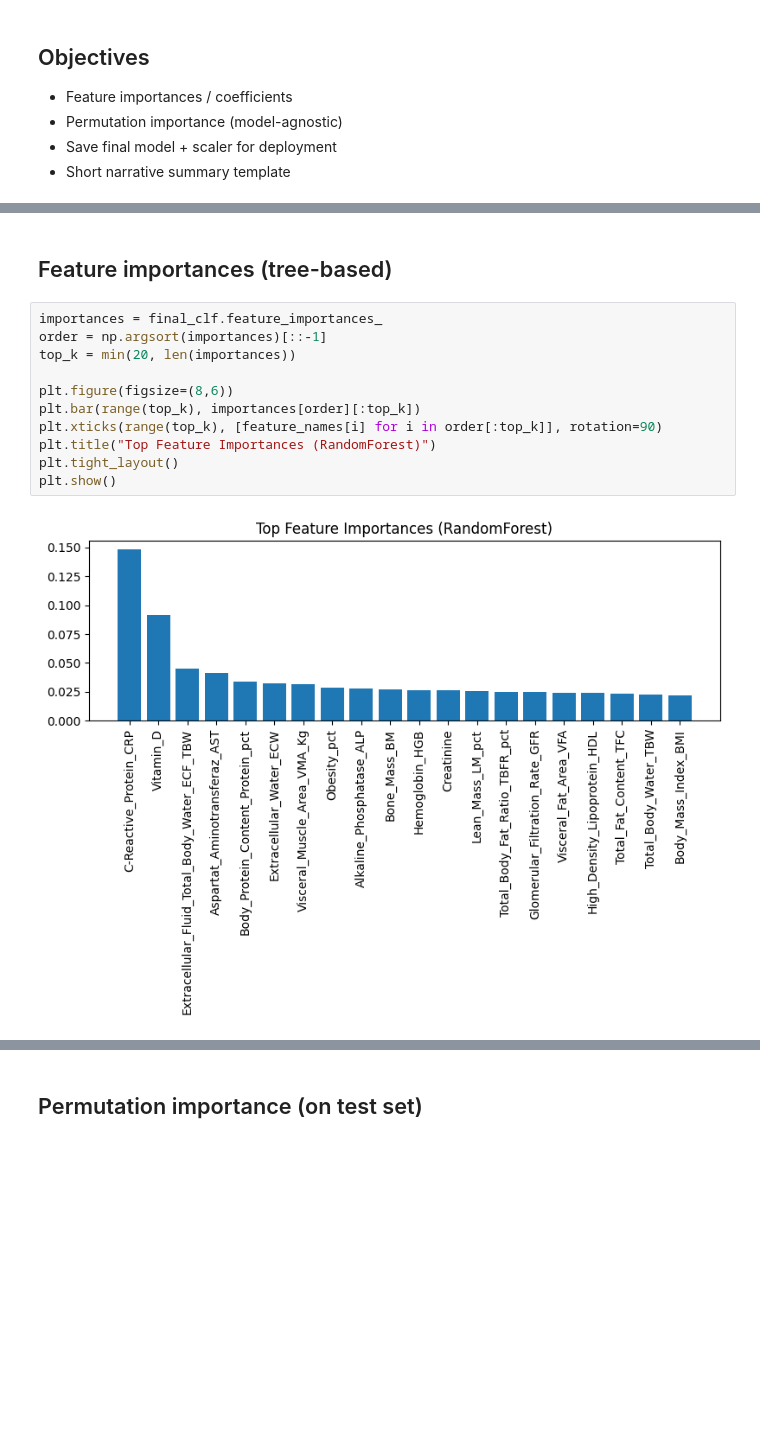
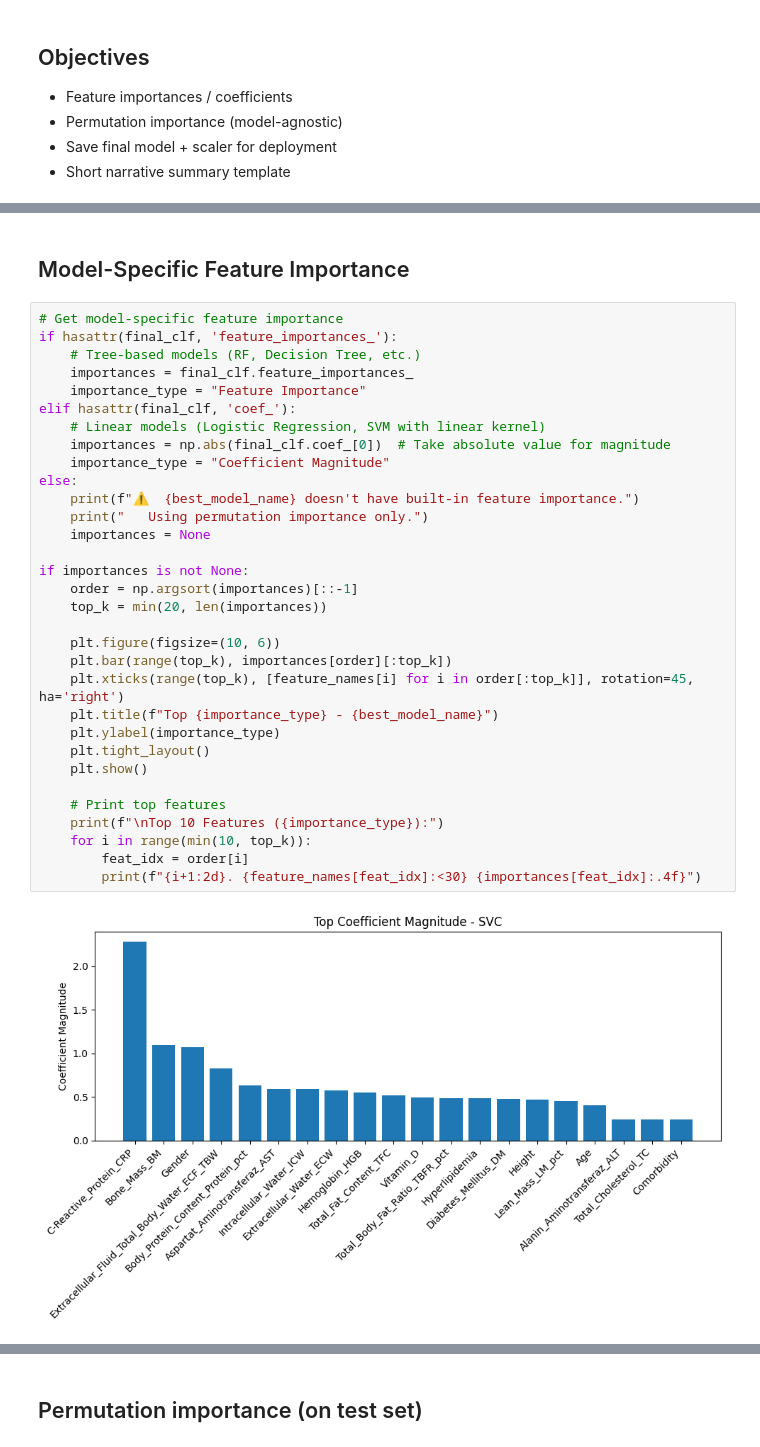
Before and after one commit to GitLars0/Dat-540-Prosjekt, a Jupyter notebook: notebooks/05_interpretation_reporting.ipynb, the cells around one changed output, grey strips where cells are left out. Drawn from its saved outputs; the diff is of its cells as text; blank space fills up the shorter version.

```diff
--- a/notebooks/05_interpretation_reporting.ipynb
+++ b/notebooks/05_interpretation_reporting.ipynb
@@ -67,15 +92,36 @@ Saved: ../data/models/final_model.joblib
 # %% [markdown]
-## Feature importances (tree-based)
+## Model-Specific Feature Importance
 # %%
-importances = final_clf.feature_importances_
-order = np.argsort(importances)[::-1]
-top_k = min(20, len(importances))
+# Get model-specific feature importance
+if hasattr(final_clf, 'feature_importances_'):
+    # Tree-based models (RF, Decision Tree, etc.)
+    importances = final_clf.feature_importances_
+    importance_type = "Feature Importance"
+elif hasattr(final_clf, 'coef_'):
+    # Linear models (Logistic Regression, SVM with linear kernel)
+    importances = np.abs(final_clf.coef_[0])  # Take absolute value for magnitude
+    importance_type = "Coefficient Magnitude"
+else:
+    print(f"⚠️  {best_model_name} doesn't have built-in feature importance.")
+    print("   Using permutation importance only.")
+    importances = None
 
-plt.figure(figsize=(8,6))
-plt.bar(range(top_k), importances[order][:top_k])
-plt.xticks(range(top_k), [feature_names[i] for i in order[:top_k]], rotation=90)
-plt.title("Top Feature Importances (RandomForest)")
-plt.tight_layout()
-plt.show()
+if importances is not None:
+    order = np.argsort(importances)[::-1]
+    top_k = min(20, len(importances))
+
+    plt.figure(figsize=(10, 6))
+    plt.bar(range(top_k), importances[order][:top_k])
+    plt.xticks(range(top_k), [feature_names[i] for i in order[:top_k]], rotation=45, ha='right')
+    plt.title(f"Top {importance_type} - {best_model_name}")
+    plt.ylabel(importance_type)
+    plt.tight_layout()
+    plt.show()
+
+    # Print top features
+    print(f"\nTop 10 Features ({importance_type}):")
+    for i in range(min(10, top_k)):
+        feat_idx = order[i]
+        print(f"{i+1:2d}. {feature_names[feat_idx]:<30} {importances[feat_idx]:.4f}")
 # %% [output]
-[figure, old version]
+[figure, new version]
```
Also changed, not shown: parts of 7 cells of this notebook, 6 other files.
